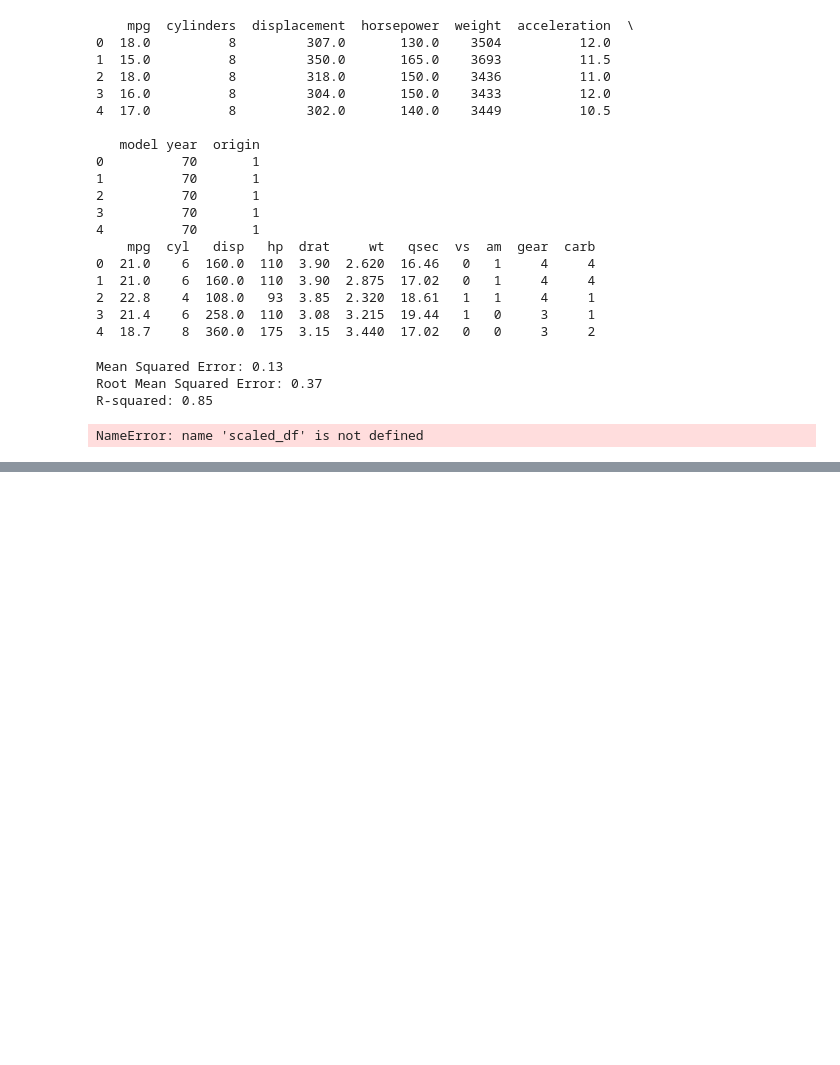
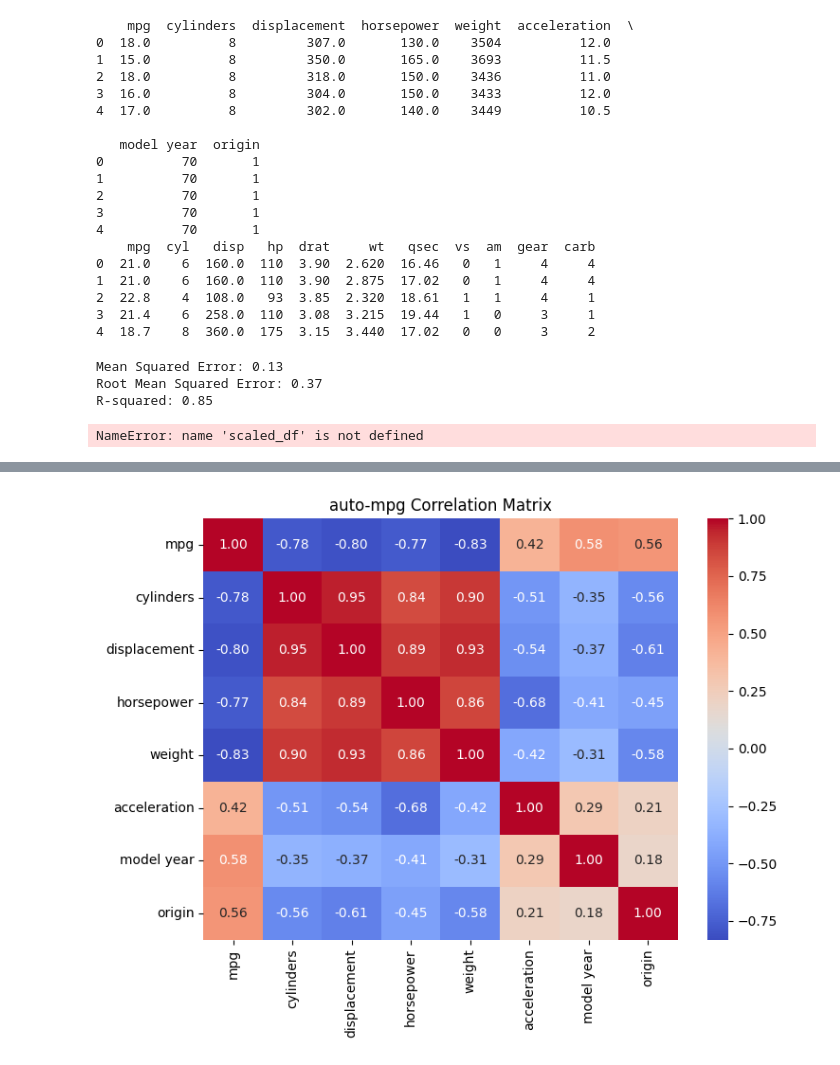
Before and after one commit to windyday0622/windyday, a Jupyter notebook: m3_분석 라이브러리/ pandas_실습_auto.ipynb, the cells around one changed output, grey strips where cells are left out. Cells and saved outputs as stored; diff of their text form; code cells hidden in the pictures; blank space fills up the shorter version.

```diff
--- a/m3_분석 라이브러리/ pandas_실습_auto.ipynb
+++ b/m3_분석 라이브러리/ pandas_실습_auto.ipynb
@@ -333,0 +375,21 @@ NameError: name 'scaled_df' is not defined
+# %%
+auto_mpg_df = pd.read_csv('auto-mpg.csv')
+
+# 2. 'horsepower' 컬럼의 문자열 값 제거
+auto_mpg_df['horsepower'] = auto_mpg_df['horsepower'].str.extract('(\d+)', expand=False).astype(float)
+
+# 3. 결측값 처리
+auto_mpg_numeric_cols = auto_mpg_df.select_dtypes(include=['float64', 'int64']).columns
+auto_mpg_df[auto_mpg_numeric_cols] = auto_mpg_df[auto_mpg_numeric_cols].fillna(auto_mpg_df[auto_mpg_numeric_cols].mean())
+
+# 4. 상관관계 분석
+plt.figure(figsize=(14, 6))
+
+plt.subplot(1, 2, 1)
+sns.heatmap(auto_mpg_df[auto_mpg_numeric_cols].corr(), annot=True, cmap='coolwarm', fmt=".2f")
+plt.title('auto-mpg Correlation Matrix')
+
+plt.tight_layout()
+plt.show()
+# %% [output]
+[figure, added]
```
Also changed, not shown: parts of 8 cells of this notebook.
